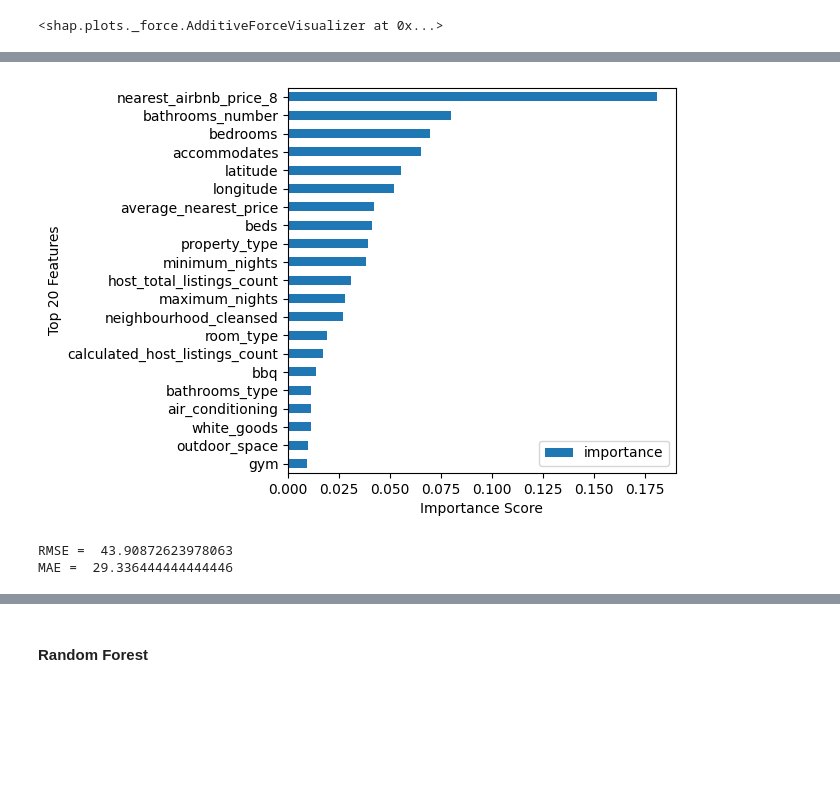
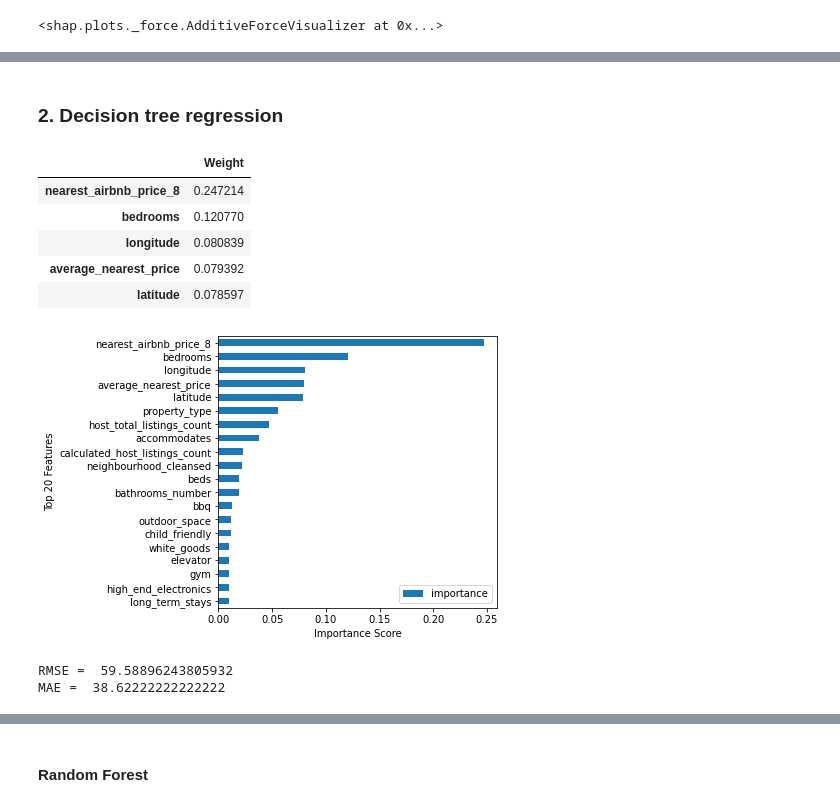
Before and after one commit to StellaLii/Airbnb-Project, a Jupyter notebook: vancouver_model/Machine_Learning_Model.ipynb, the cells around one changed output, grey strips where cells are left out. Saved outputs shown, nothing was run; the diff lists cells and outputs as text; code cells hidden in the pictures; blank space fills up the shorter version.

```diff
--- a/vancouver_model/Machine_Learning_Model.ipynb
+++ b/vancouver_model/Machine_Learning_Model.ipynb
@@ -535,8 +599,3 @@ X_test_2 = pd.read_csv('preprocessed_2_X_test_2.csv', sep=',')
 y_test_2 = pd.read_csv('preprocessed_2_y_test_2.csv', sep=',')
 X_train_2 = pd.read_csv('preprocessed_2_X_train.csv', sep=',')
 y_train_2 = pd.read_csv('preprocessed_2_y_train.csv', sep=',')
-print(len(y_test_2))
-
-regressor = RandomForestRegressor(n_estimators = 50, max_features = 'sqrt', max_depth = 50)
-regressor.fit(X_train_2, y_train_2)
-y_predict = regressor.predict(X_test_2)
@@ -546 +604,5 @@ A column-vector y was passed when a 1d array was expected. Please change the sha
+# %%
+rf_2 = RandomForestRegressor(n_estimators = 40, max_features = 'sqrt', max_depth = 50)
+rf_2.fit(X_train_2, y_train_2)
+y_predict_rf_2 = rf_2.predict(X_test_2)
 # %%
@@ -558,29 +652,44 @@ feat_imp1.head(5)
+# %% [markdown]
+### 2. Decision tree regression
+# %%
+decision_tree_2 = DecisionTreeRegressor(criterion='absolute_error', max_depth = 50, random_state=42)
+
+decision_tree_2.fit(X_train_2, y_train_2)
+y_predict_dt_2 = decision_tree_2.predict(X_test_2)
+# %%
+importancesRF = decision_tree_2.feature_importances_
+feat_imp1 = pd.DataFrame(importancesRF, columns=['Weight'], index=X_train_2.columns)
+feat_imp1.sort_values('Weight', inplace=True, ascending=False)
+feat_imp1.head(5)
+# %% [output]
+|  | Weight |
+| nearest_airbnb_price_8 | 0.247214 |
+| bedrooms | 0.120770 |
+| longitude | 0.080839 |
+| average_nearest_price | 0.079392 |
+| latitude | 0.078597 |
 # %%
-import matplotlib.pyplot as plt
-feat_imp = pd.DataFrame({'importance':regressor.feature_importances_})
+feat_imp = pd.DataFrame({'importance':decision_tree_2.feature_importances_})
 feat_imp['feature'] = X_train_2.columns
 feat_imp.sort_values(by='importance', ascending=False, inplace=True)
 
 feat_imp.sort_values(by='importance', inplace=True)
 feat_imp = feat_imp.set_index('feature', drop=True)
-feat_imp = feat_imp[25:46]
+feat_imp = feat_imp[len(feat_imp1)-20:len(feat_imp1)]
 feat_imp.plot.barh(figsize=(5,5))
 plt.xlabel('Importance Score')
 plt.ylabel('Top 20 Features')
 plt.show()
 # %% [output]
-[figure, old version]
+[figure, new version]
 # %%
-import math
-import sklearn.metrics
-mse = sklearn.metrics.mean_squared_error(y_test_2, y_predict)
-mae = sklearn.metrics.mean_absolute_error(y_test_2, y_predict)
+mse = sklearn.metrics.mean_squared_error(y_test_2, y_predict_dt_2)
+mae = sklearn.metrics.mean_absolute_error(y_test_2, y_predict_dt_2)
 
 rmse = math.sqrt(mse)
 
-# print("r2 score = ", regressor.score(X_test,y_test))
 print("RMSE = ", rmse)
 print("MAE = ", mae)
 # %% [output]
-RMSE =  43.90872623978063
-MAE =  29.336444444444446
+RMSE =  59.58896243805932
+MAE =  38.62222222222222
```
Also changed, not shown: parts of 50 cells of this notebook, 1 other file.
